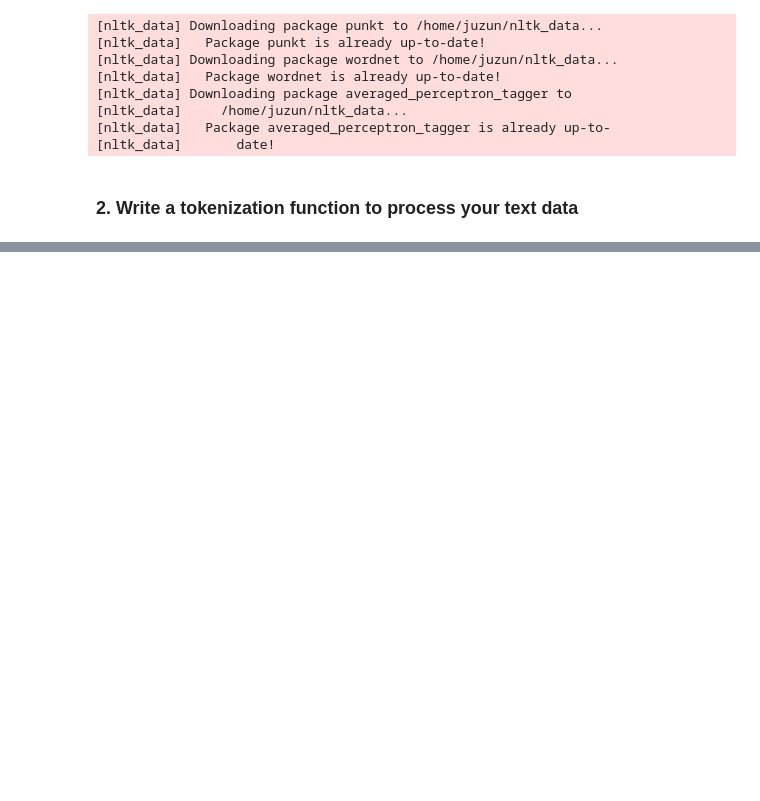
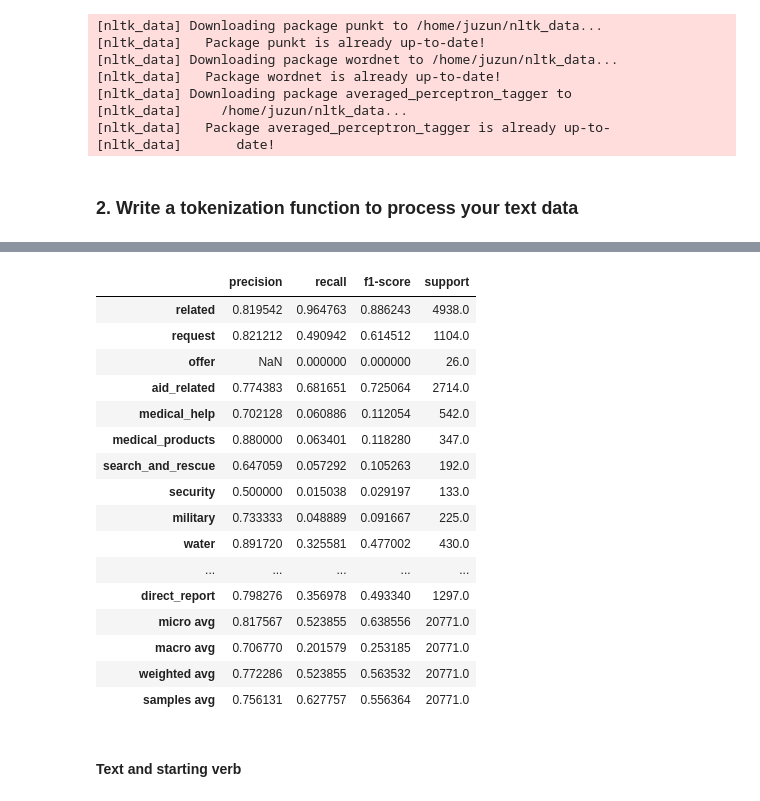
Before and after one commit to juzun/disaster-response-pipeline, a Jupyter notebook: notebooks/ML Pipeline Preparation.ipynb, the cells around one changed output, grey strips where cells are left out. Saved outputs shown, nothing was run; the diff lists cells and outputs as text; code cells hidden in the pictures; blank space fills up the shorter version.

```diff
--- a/notebooks/ML Pipeline Preparation.ipynb
+++ b/notebooks/ML Pipeline Preparation.ipynb
@@ -120,0 +324,28 @@ Use the template file attached in the Resources folder to write a script that ru
+# %%
+pipeline_poor = Pipeline(
+    [
+        (
+            "text_pipeline",
+            Pipeline(
+                [
+                    (
+                        "col_transformer",
+                        ColumnTransformer(
+                            [
+                                (
+                                    "vect",
+                                    CountVectorizer(tokenizer=tokenize),
+                                    "message",
+                                ),
+                            ]
+                        ),
+                    ),
+                    ("tfidf", TfidfTransformer()),
+                ]
+            ),
+        ),
+        ("clf", MultiOutputClassifier(estimator=RandomForestClassifier())),
+    ]
+)
+# %%
+pipeline_poor.fit(X=X_train, y=y_train)
@@ -120,0 +361,32 @@ Use the template file attached in the Resources folder to write a script that ru
+# %%
+y_pred_poor = pipeline_poor.predict(X_test)
+# %%
+pd.DataFrame(
+    classification_report(
+        y_pred=y_pred_poor,
+        y_true=y_test,
+        target_names=y.columns,
+        output_dict=True,
+        zero_division=np.nan,
+    )
+).transpose()
+# %% [output]
+|  | precision | recall | f1-score | support |
+| related | 0.819542 | 0.964763 | 0.886243 | 4938.0 |
+| request | 0.821212 | 0.490942 | 0.614512 | 1104.0 |
+| offer | NaN | 0.000000 | 0.000000 | 26.0 |
+| aid_related | 0.774383 | 0.681651 | 0.725064 | 2714.0 |
+| medical_help | 0.702128 | 0.060886 | 0.112054 | 542.0 |
+| medical_products | 0.880000 | 0.063401 | 0.118280 | 347.0 |
+| search_and_rescue | 0.647059 | 0.057292 | 0.105263 | 192.0 |
+| security | 0.500000 | 0.015038 | 0.029197 | 133.0 |
+| military | 0.733333 | 0.048889 | 0.091667 | 225.0 |
+| water | 0.891720 | 0.325581 | 0.477002 | 430.0 |
+| ... | ... | ... | ... | ... |
+| direct_report | 0.798276 | 0.356978 | 0.493340 | 1297.0 |
+| micro avg | 0.817567 | 0.523855 | 0.638556 | 20771.0 |
+| macro avg | 0.706770 | 0.201579 | 0.253185 | 20771.0 |
+| weighted avg | 0.772286 | 0.523855 | 0.563532 | 20771.0 |
+| samples avg | 0.756131 | 0.627757 | 0.556364 | 20771.0 |
+# %% [markdown]
+#### Text and starting verb
```
Also changed, not shown: parts of 58 cells of this notebook, 12 other files.
